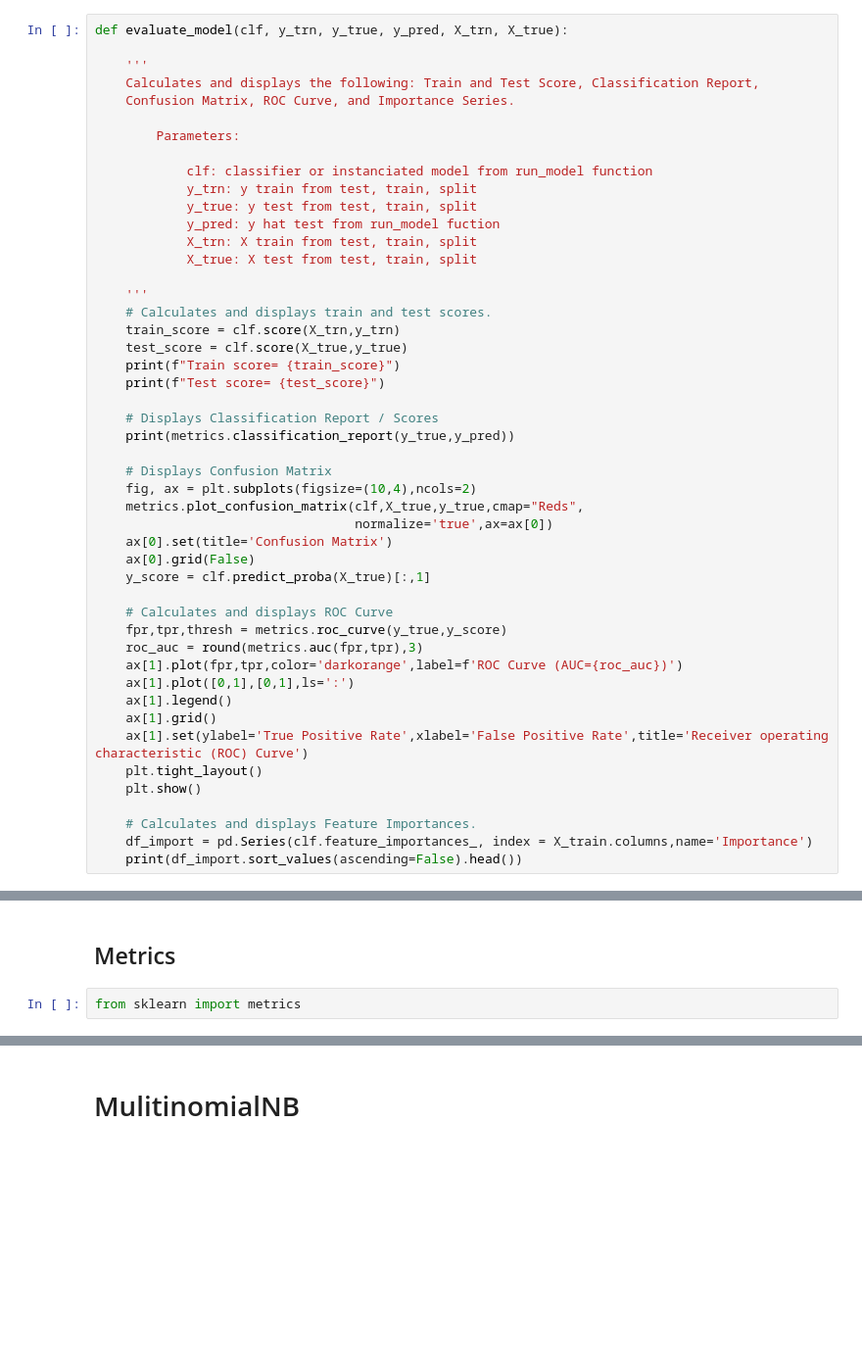
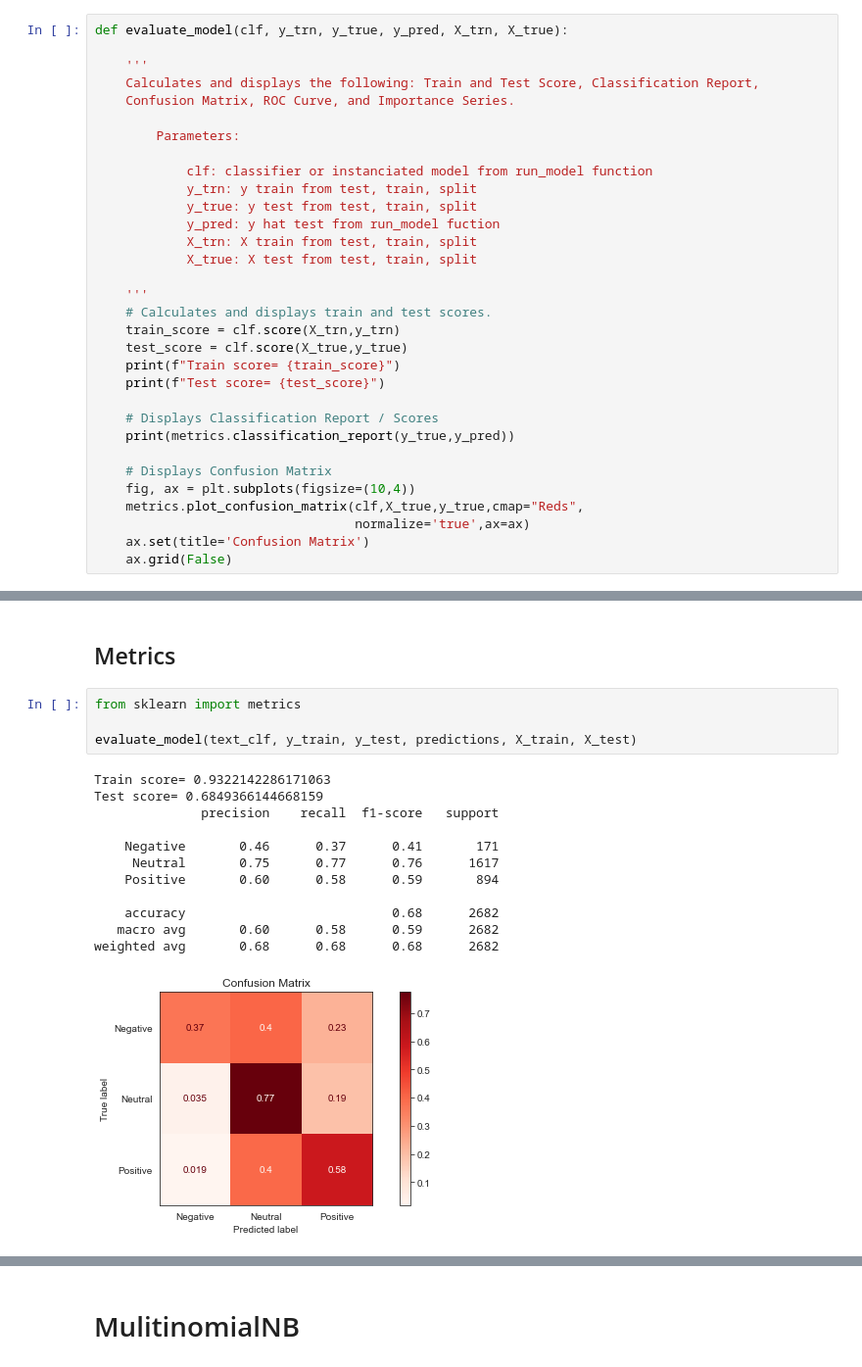
Before and after one commit to chefnewman/dsc-mod-4-project-v2-1-online-ds-pt-100719, a Jupyter notebook: Mod4_Project.ipynb, the cells around one changed output, grey strips where cells are left out. Shown: that part at 98% size. Saved outputs shown, nothing was run; the diff lists cells and outputs as text; blank space fills up the shorter version.

```diff
--- a/Mod4_Project.ipynb
+++ b/Mod4_Project.ipynb
@@ -138,27 +43,11 @@ def evaluate_model(clf, y_trn, y_true, y_pred, X_trn, X_true):
     print(metrics.classification_report(y_true,y_pred))
 
     # Displays Confusion Matrix
-    fig, ax = plt.subplots(figsize=(10,4),ncols=2)
+    fig, ax = plt.subplots(figsize=(10,4))
     metrics.plot_confusion_matrix(clf,X_true,y_true,cmap="Reds",
-                                  normalize='true',ax=ax[0])
-    ax[0].set(title='Confusion Matrix')
-    ax[0].grid(False)
-    y_score = clf.predict_proba(X_true)[:,1]
-
-    # Calculates and displays ROC Curve
-    fpr,tpr,thresh = metrics.roc_curve(y_true,y_score)
-    roc_auc = round(metrics.auc(fpr,tpr),3)
-    ax[1].plot(fpr,tpr,color='darkorange',label=f'ROC Curve (AUC={roc_auc})')
-    ax[1].plot([0,1],[0,1],ls=':')
-    ax[1].legend()
-    ax[1].grid()
-    ax[1].set(ylabel='True Positive Rate',xlabel='False Positive Rate',title='Receiver operating characteristic (ROC) Curve')
-    plt.tight_layout()
-    plt.show()
-
-    # Calculates and displays Feature Importances.
-    df_import = pd.Series(clf.feature_importances_, index = X_train.columns,name='Importance')
-    print(df_import.sort_values(ascending=False).head())
+                                  normalize='true',ax=ax)
+    ax.set(title='Confusion Matrix')
+    ax.grid(False)
 # %%
 # def plot_confusion_matrix(conf_matrix, classes = None, normalize=True,
 #                           title='Confusion Matrix', cmap="Blues",
@@ -488,3 +352,18 @@ array([[  63,   69,   39],
 ## Metrics
 # %%
 from sklearn import metrics
+
+evaluate_model(text_clf, y_train, y_test, predictions, X_train, X_test)
+# %% [output]
+Train score= 0.9322142286171063
+Test score= 0.6849366144668159
+              precision    recall  f1-score   support
+
+    Negative       0.46      0.37      0.41       171
+     Neutral       0.75      0.77      0.76      1617
+    Positive       0.60      0.58      0.59       894
+
+    accuracy                           0.68      2682
+   macro avg       0.60      0.58      0.59      2682
+weighted avg       0.68      0.68      0.68      2682
+[figure, added]
```
Also changed, not shown: parts of 45 cells of this notebook.
